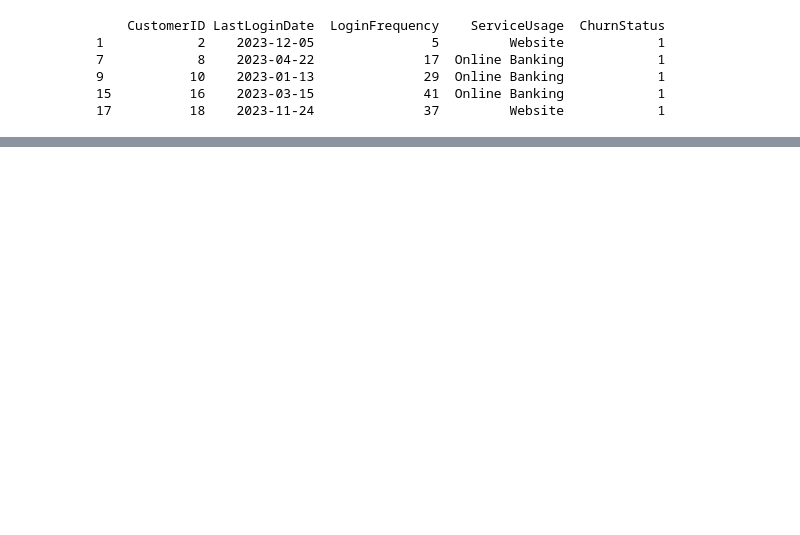
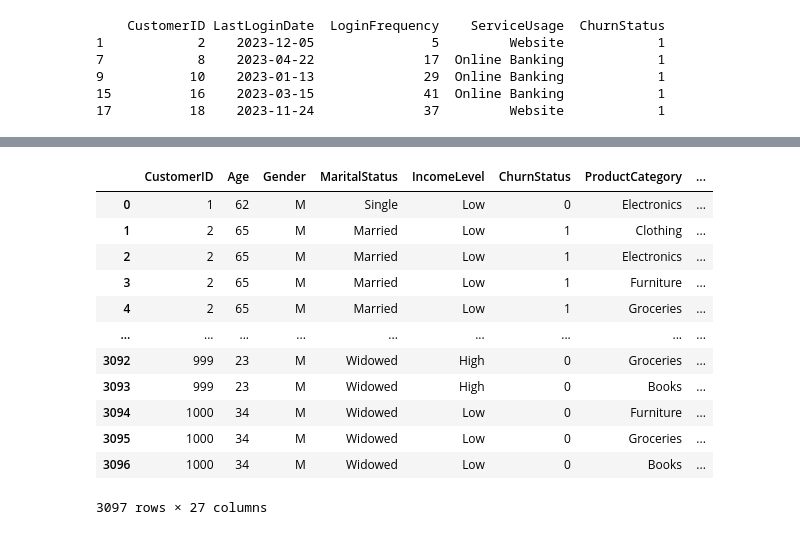
Before and after one commit to AliNasirDawood/LLyods-Banking-Group-Risk-Customer-Crunch-Prediction, a Jupyter notebook: EDA.ipynb, the cells around one changed output, grey strips where cells are left out. Cells and saved outputs as stored; diff of their text form; code cells hidden in the pictures; blank space fills up the shorter version.

```diff
--- a/EDA.ipynb
+++ b/EDA.ipynb
@@ -399,0 +454,23 @@ fig.show()
+# %%
+import pandas as pd
+
+
+
+
+# Step 1: Group by CustomerID and ProductCategory to calculate the total amount spent and total login frequency for each customer/category
+customer_category_totals = df.groupby(["CustomerID", "ProductCategory"])["AmountSpent"].sum().reset_index()
+
+# Step 2: Merge the total amount spent and total login frequency back into the original dataframe
+df = pd.merge(df, customer_category_totals, on=["CustomerID", "ProductCategory"], suffixes=("", "_Total"))
+
+# Step 3: Drop the original AmountSpent column
+df = df.drop(columns=["AmountSpent"])
+
+# Step 4: Rename the new column to "AmountSpent" to match the previous column name
+df = df.rename(columns={"AmountSpent_Total": "AmountSpent"})
+
+# Step 5: Remove duplicate rows (keeping only one row per customer and category)
+df = df.drop_duplicates(subset=["CustomerID", "ProductCategory"])
+
+# Display the result
+df.head()
@@ -399,0 +484,16 @@ fig.show()
+# %%
+df
+# %% [output]
+|  | CustomerID | Age | Gender | MaritalStatus | IncomeLevel | ChurnStatus | ProductCategory | ... |
+| 0 | 1 | 62 | M | Single | Low | 0 | Electronics | ... |
+| 1 | 2 | 65 | M | Married | Low | 1 | Clothing | ... |
+| 2 | 2 | 65 | M | Married | Low | 1 | Electronics | ... |
+| 3 | 2 | 65 | M | Married | Low | 1 | Furniture | ... |
+| 4 | 2 | 65 | M | Married | Low | 1 | Groceries | ... |
+| ... | ... | ... | ... | ... | ... | ... | ... | ... |
+| 3092 | 999 | 23 | M | Widowed | High | 0 | Groceries | ... |
+| 3093 | 999 | 23 | M | Widowed | High | 0 | Books | ... |
+| 3094 | 1000 | 34 | M | Widowed | Low | 0 | Furniture | ... |
+| 3095 | 1000 | 34 | M | Widowed | Low | 0 | Groceries | ... |
+| 3096 | 1000 | 34 | M | Widowed | Low | 0 | Books | ... |
+3097 rows × 27 columns
```
Also changed, not shown: parts of 19 cells of this notebook, 1 other file.
